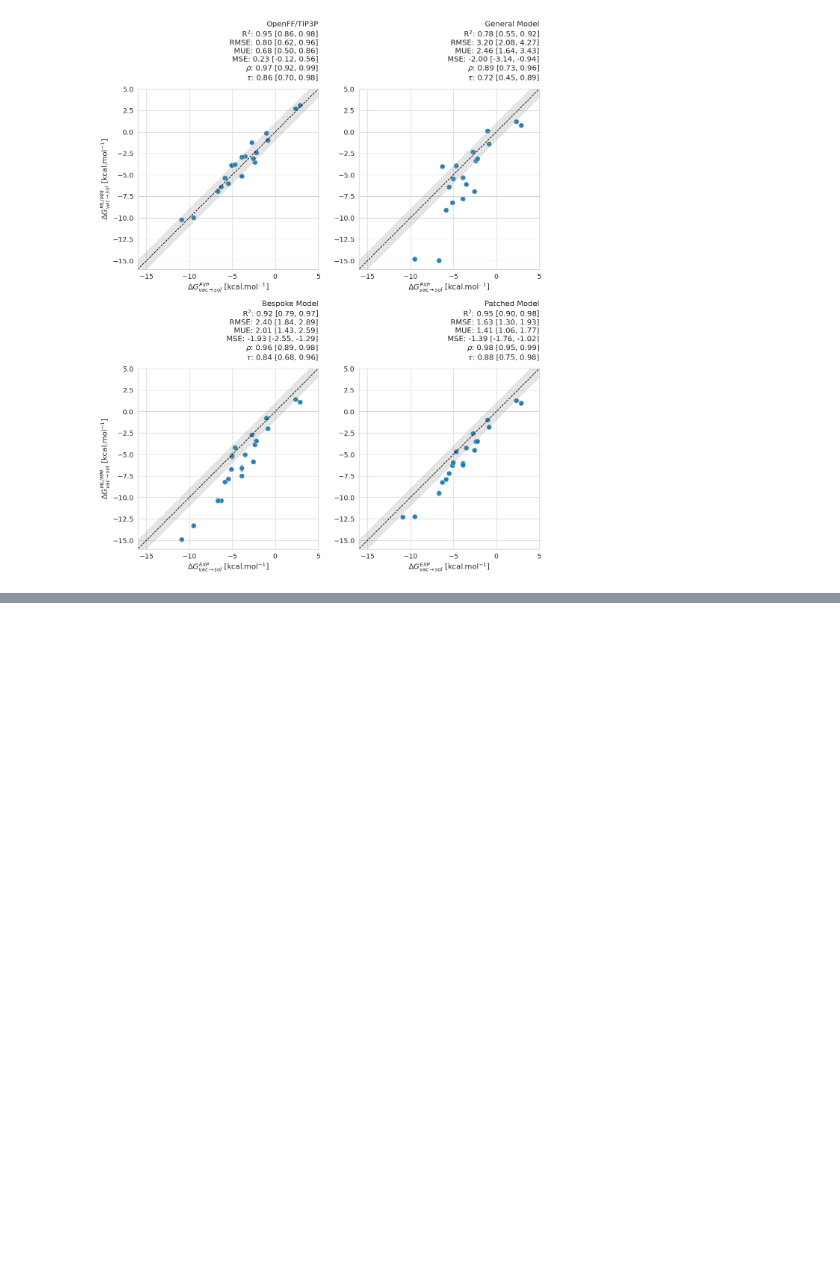
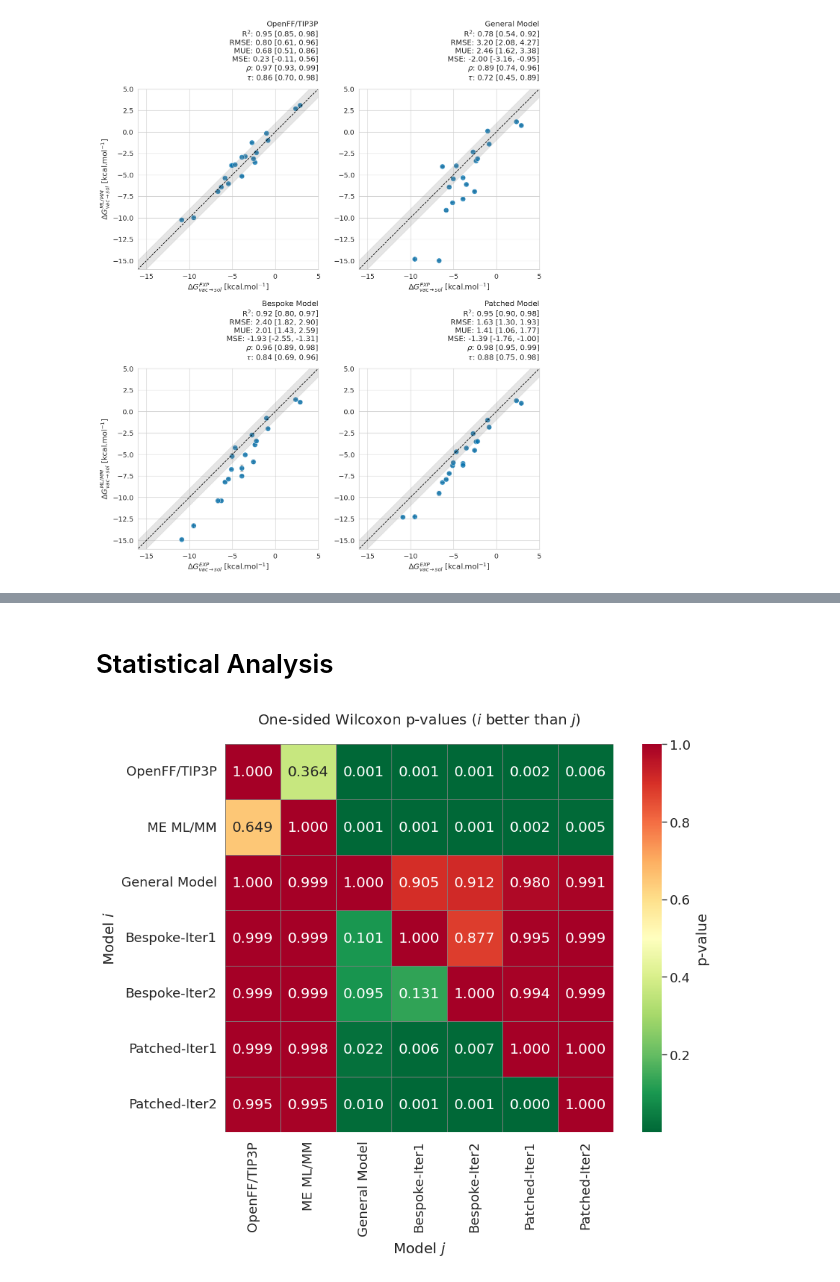
Before and after one commit to michellab/EMLE_HFE_SI, a Jupyter notebook: figures/hydration_fe/bespoke_patched_models/plot_ahfe_scatters.ipynb, the cells around one changed output, grey strips where cells are left out. Drawn from its saved outputs; the diff is of its cells as text; code cells hidden in the pictures; blank space fills up the shorter version.

```diff
--- a/figures/hydration_fe/bespoke_patched_models/plot_ahfe_scatters.ipynb
+++ b/figures/hydration_fe/bespoke_patched_models/plot_ahfe_scatters.ipynb
@@ -328,7 +328,9 @@ t_student_coeff = 4.303  # 2.920
 dG_MM_ERROR = t_student_coeff * dG_MM_STD / np.sqrt(3)
 dG_ME_ERROR = t_student_coeff * dG_ME_STD / np.sqrt(3)
 dG_QM7_ERROR = t_student_coeff * dG_QM7_STD / np.sqrt(3)
+dG_BESPOKE_ITER_1_ERROR = t_student_coeff * dG_BESPOKE_ITER_1_STD / np.sqrt(3)
 dG_BESPOKE_ITER_2_ERROR = t_student_coeff * dG_BESPOKE_ITER_2_STD / np.sqrt(3)
+dG_PATCHED_ITER_1_ERROR = t_student_coeff * dG_PATCHED_ITER_1_STD / np.sqrt(3)
 dG_PATCHED_ITER_2_ERROR = t_student_coeff * dG_PATCHED_ITER_2_STD / np.sqrt(3)
 
 # Create a dataframe with the data
@@ -376,7 +378,7 @@ sns.set(style="whitegrid", palette="colorblind", context="paper", font_scale=1.5
 columns_to_plot = df_data_mean.columns[1:]
 num_plots = len(columns_to_plot)
 ncols = 2
-nrows = (num_plots + ncols - 1) // ncols>
+nrows = (num_plots + ncols - 1) // ncols
 
 fig, axes = plt.subplots(
     nrows=nrows, ncols=ncols, figsize=(14, 8 * nrows), sharex=False, sharey=False
@@ -477,0 +613,65 @@ plt.show()
+# %% [markdown]
+# Statistical Analysis
+# %%
+from scipy.stats import wilcoxon
+
+abs_error_dG_MM = np.abs(dG_MM_MEAN - EXP_MEAN)
+abs_error_dG_ME = np.abs(dG_ME_MEAN - EXP_MEAN)
+abs_error_dG_QM7 = np.abs(dG_QM7_MEAN - EXP_MEAN)
+abs_error_dG_BESPOKE_ITER_1 = np.abs(dG_BESPOKE_ITER_1_MEAN - EXP_MEAN)
+abs_error_dG_BESPOKE_ITER_2 = np.abs(dG_BESPOKE_ITER_2_MEAN - EXP_MEAN)
+abs_error_dG_PATCHED_ITER_1 = np.abs(dG_PATCHED_ITER_1_MEAN - EXP_MEAN)
+abs_error_dG_PATCHED_ITER_2 = np.abs(dG_PATCHED_ITER_2_MEAN - EXP_MEAN)
+
+# One-sided Wilcoxon signed-rank test
+# H0: median difference == 0
+# H1: median difference > 0  (method A better than method B)
+errors = [
+    abs_error_dG_MM,
+    abs_error_dG_ME,
+    abs_error_dG_QM7,
+    abs_error_dG_BESPOKE_ITER_1,
+    abs_error_dG_BESPOKE_ITER_2,
+    abs_error_dG_PATCHED_ITER_1,
+    abs_error_dG_PATCHED_ITER_2,
+]
+
+names = [
+    "OpenFF/TIP3P",
+    "ME ML/MM",
+    "General Model",
+    "Bespoke-Iter1",
+    "Bespoke-Iter2",
+    "Patched-Iter1",
+    "Patched-Iter2",
+]
+alpha = 0.05
+p_values = np.ones((len(errors), len(errors)))
+
+for i in range(len(errors)):
+    for j in range(len(errors)):
+        if i != j:
+            stat, p_one_sided = wilcoxon(errors[i], errors[j], alternative="less")
+            p_values[i, j] = p_one_sided
+
+sns.set(style="whitegrid", palette="colorblind", context="paper", font_scale=1.5)
+plt.figure(figsize=(10, 8))
+sns.heatmap(
+    p_values,
+    annot=True,
+    fmt=".3f",
+    cmap="RdYlGn_r",
+    xticklabels=names,
+    yticklabels=names,
+    cbar_kws={"label": "p-value", "shrink": 1.0},  # shrink colorbar to 60%
+    linewidths=0.5,
+    linecolor="gray",
+    square=True,
+)
+plt.xlabel("Model $j$")
+plt.ylabel("Model $i$")
+plt.title("One-sided Wilcoxon p-values ($i$ better than $j$)", pad=20)
+plt.tight_layout()
+plt.savefig("hfe_wilcoxon_pvalues.pdf", bbox_inches="tight", dpi=300, transparent=True)
+# %% [output]
+[figure, added]
```
Also changed, not shown: parts of 5 cells of this notebook, 17 other files.
